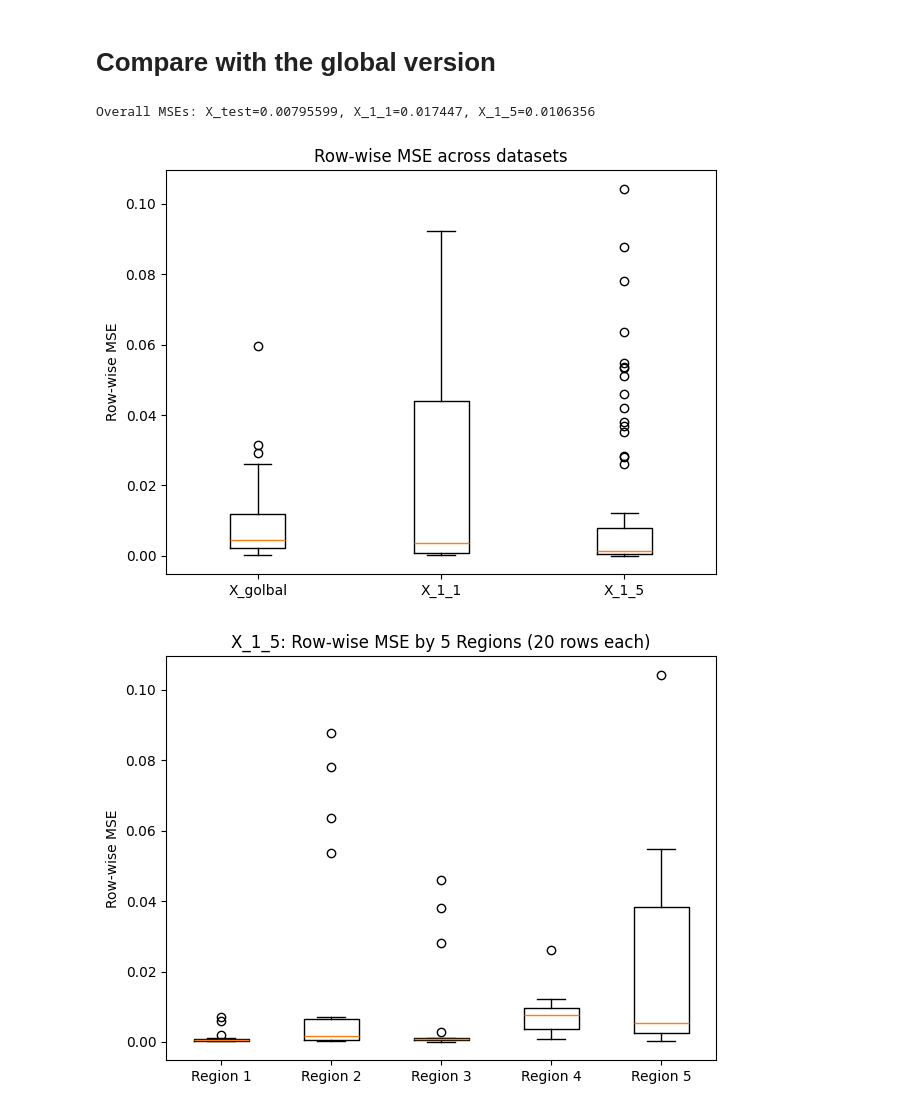
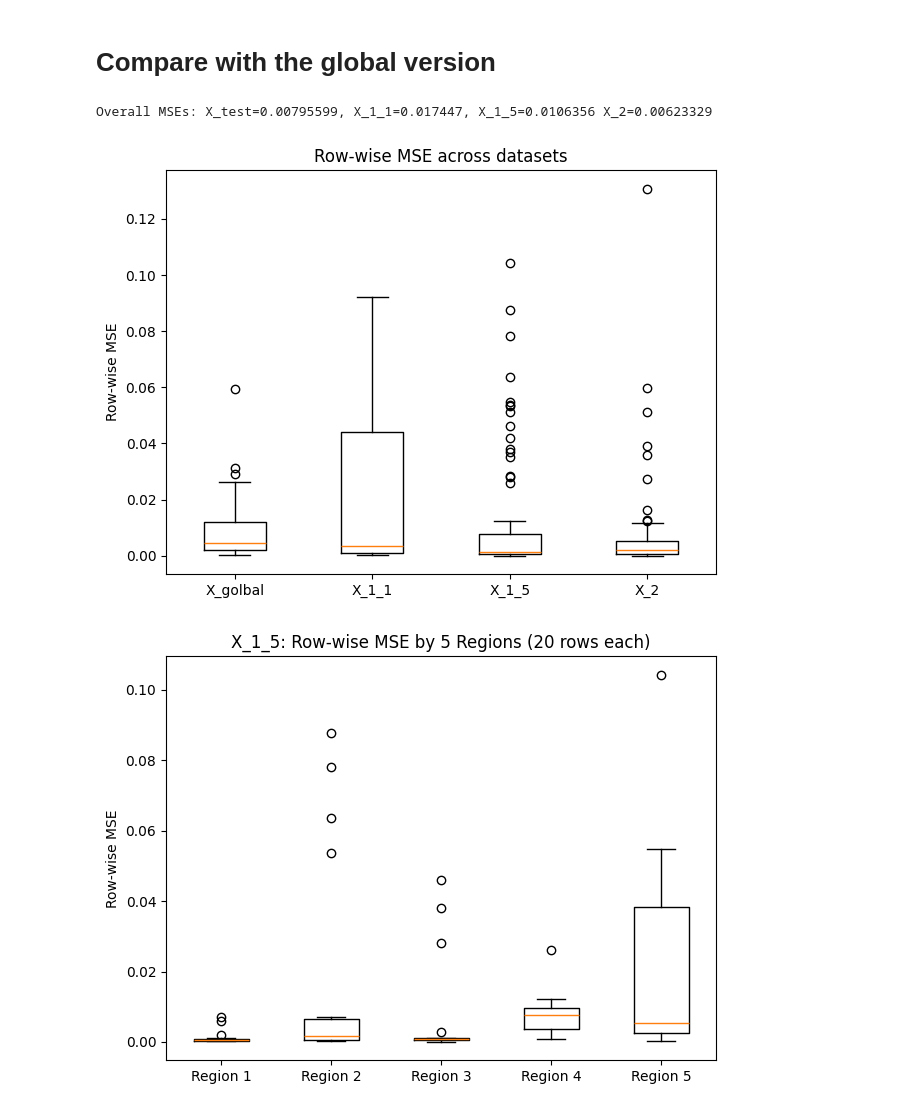
Before and after one commit to Aether-Ren/Multioutput_FixedG_GP, a Jupyter notebook: LocalDisease/RV_LD.ipynb, the cells around one changed output. Saved outputs shown, nothing was run; the diff lists cells and outputs as text; code cells hidden in the pictures.

```diff
--- a/LocalDisease/RV_LD.ipynb
+++ b/LocalDisease/RV_LD.ipynb
@@ -57,12 +57,12 @@ params_df.to_csv("Result/PE_result/PE_X_1_5_result.csv", index=False, header=Fal
 X_test = pd.read_csv('../Data/X_test.csv', header=None, delimiter=',').values
 X_1_1 = pd.read_csv('X_1_1.csv', header=None, delimiter=',').values
 X_1_5 = pd.read_csv('X_1_5.csv', header=None, delimiter=',').values
-# X_2 = pd.read_csv('X_2.csv', header=None, delimiter=',').values
+X_2 = pd.read_csv('X_2.csv', header=None, delimiter=',').values
 
 PE_X_test = pd.read_csv('Result/PE_result//PE_X_result.csv', header=None, delimiter=',').values
 PE_X_1_1 = pd.read_csv('Result/PE_result/PE_X_1_1_result.csv', header=None, delimiter=',').values
 PE_X_1_5 = pd.read_csv('Result/PE_result/PE_X_1_5_result.csv', header=None, delimiter=',').values
-# PE_X_2 = pd.read_csv('Result/PE_result/X_2.csv', header=None, delimiter=',').values
+PE_X_2 = pd.read_csv('Result/PE_result/PE_X_2_result.csv', header=None, delimiter=',').values
 # %%
 def rowwise_mse(A: np.ndarray, B: np.ndarray, name: str):
 
@@ -80,25 +80,26 @@ def rowwise_mse(A: np.ndarray, B: np.ndarray, name: str):
 mse_test = rowwise_mse(X_test, PE_X_test, "X_test")
 mse_1_1  = rowwise_mse(X_1_1,  PE_X_1_1,  "X_1_1")
 mse_1_5  = rowwise_mse(X_1_5,  PE_X_1_5,  "X_1_5")
-
+mse_2  = rowwise_mse(X_2,  PE_X_2,  "X_2")
 
 
 print("Overall MSEs:",
       f"X_test={mse_test.mean():.6g},",
       f"X_1_1={mse_1_1.mean():.6g},",
-      f"X_1_5={mse_1_5.mean():.6g}")
+      f"X_1_5={mse_1_5.mean():.6g}",
+      f"X_2={mse_2.mean():.6g}")
 # %% [output]
-Overall MSEs: X_test=0.00795599, X_1_1=0.017447, X_1_5=0.0106356
+Overall MSEs: X_test=0.00795599, X_1_1=0.017447, X_1_5=0.0106356 X_2=0.00623329
 # %%
 plt.figure()
-plt.boxplot([mse_test, mse_1_1, mse_1_5], vert=True,
-            labels=["X_golbal", "X_1_1", "X_1_5"])
+plt.boxplot([mse_test, mse_1_1, mse_1_5, mse_2], vert=True,
+            labels=["X_golbal", "X_1_1", "X_1_5", "X_2"])
 plt.ylabel("Row-wise MSE")
 plt.title("Row-wise MSE across datasets")
 plt.tight_layout()
 plt.show()
 # %% [output]
-[figure, old version]
+[figure, new version]
 # %%
 region_size = 20
 regions = []
```
Also changed, not shown: parts of 2 cells of this notebook, 1 other file.
